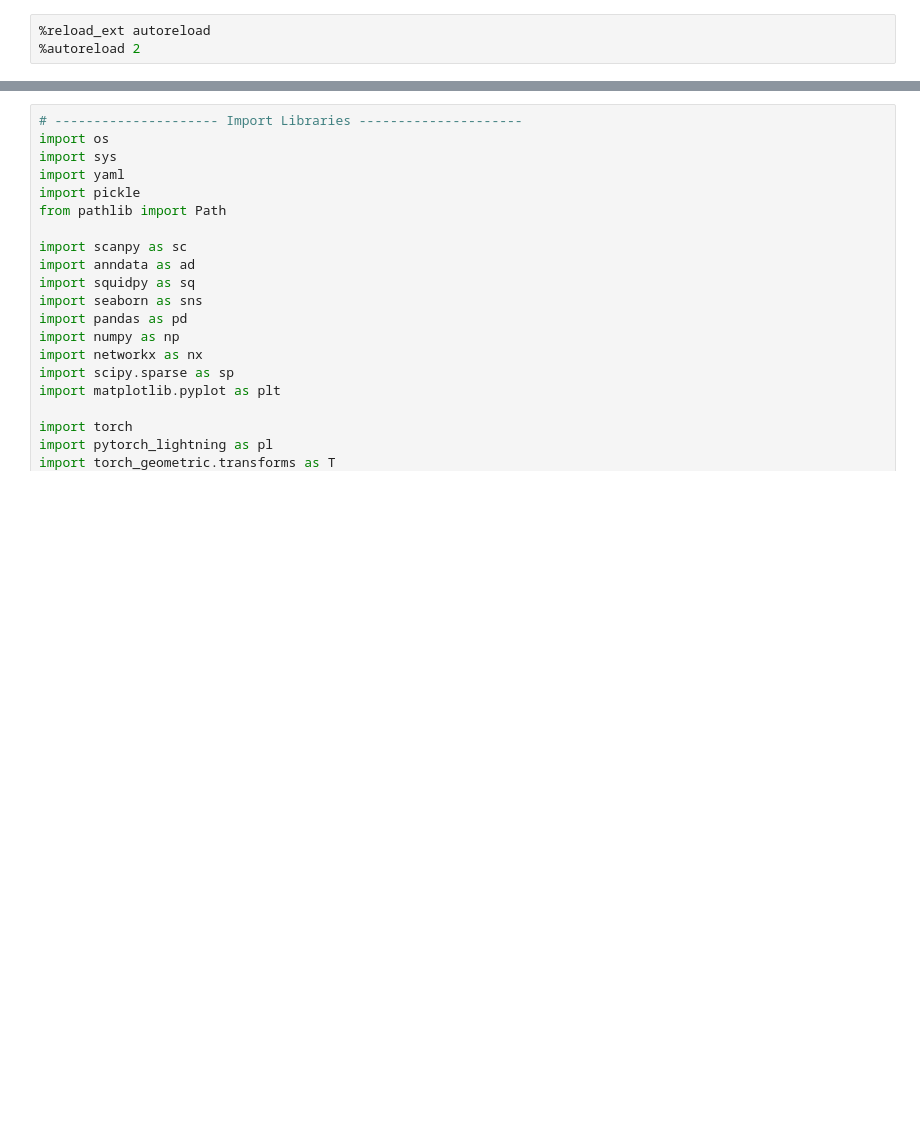
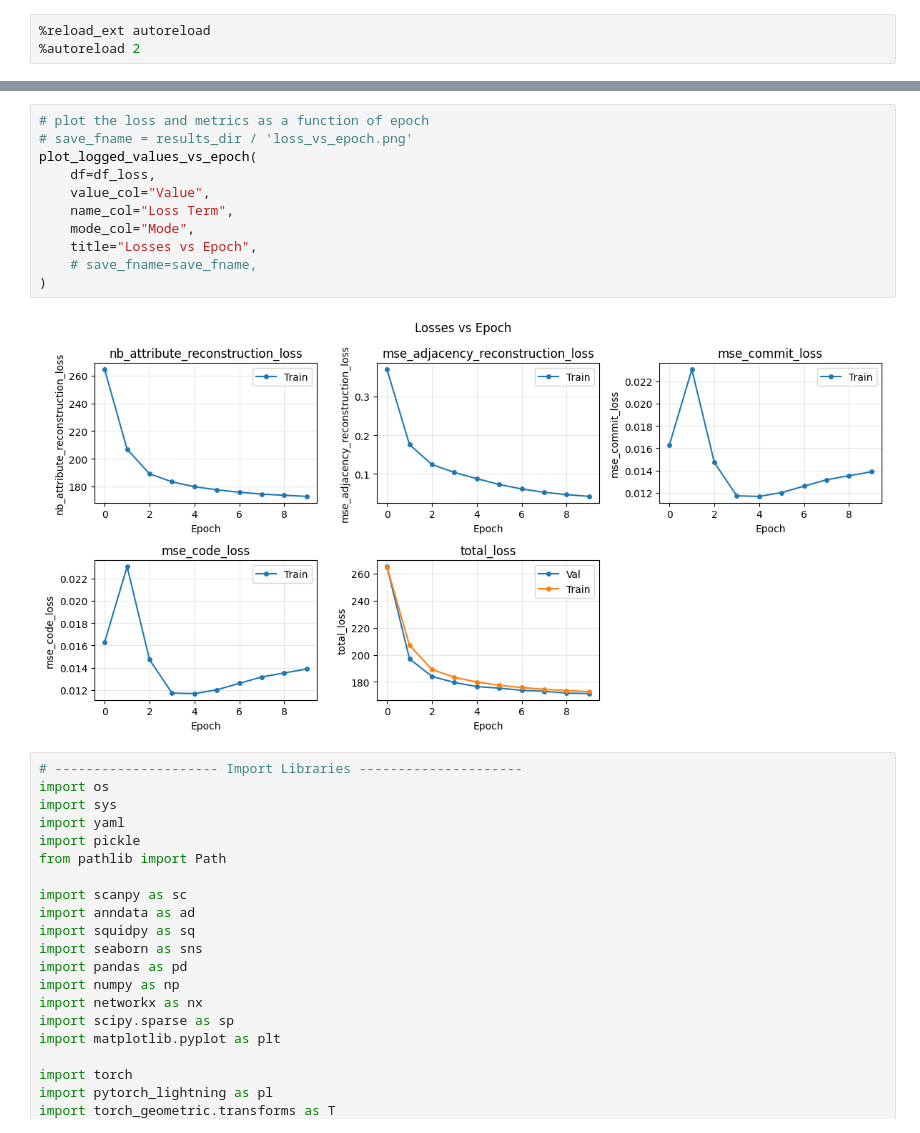
Before and after one commit to Lotfollahi-lab/squint-reproducibility, a Jupyter notebook: analysis/notebooks/wandb_run_dashboard.ipynb, the cells around one changed output, grey strips where cells are left out. Cells and saved outputs as stored; diff of their text form; blank space fills up the shorter version.

```diff
--- a/analysis/notebooks/wandb_run_dashboard.ipynb
+++ b/analysis/notebooks/wandb_run_dashboard.ipynb
@@ -10,3 +76,16 @@ from vqniche.utils.adjacency_reconstruction import reconstruct_adjacency_matrix
+# %%
+# plot the loss and metrics as a function of epoch
+# save_fname = results_dir / 'loss_vs_epoch.png'
+plot_logged_values_vs_epoch(
+    df=df_loss,
+    value_col="Value",
+    name_col="Loss Term",
+    mode_col="Mode",
+    title="Losses vs Epoch",
+    # save_fname=save_fname,
+)
+# %% [output]
+[figure, added]
 # %%
 # --------------------- Import Libraries ---------------------
 import os
```
Also changed, not shown: parts of 6 cells of this notebook.
